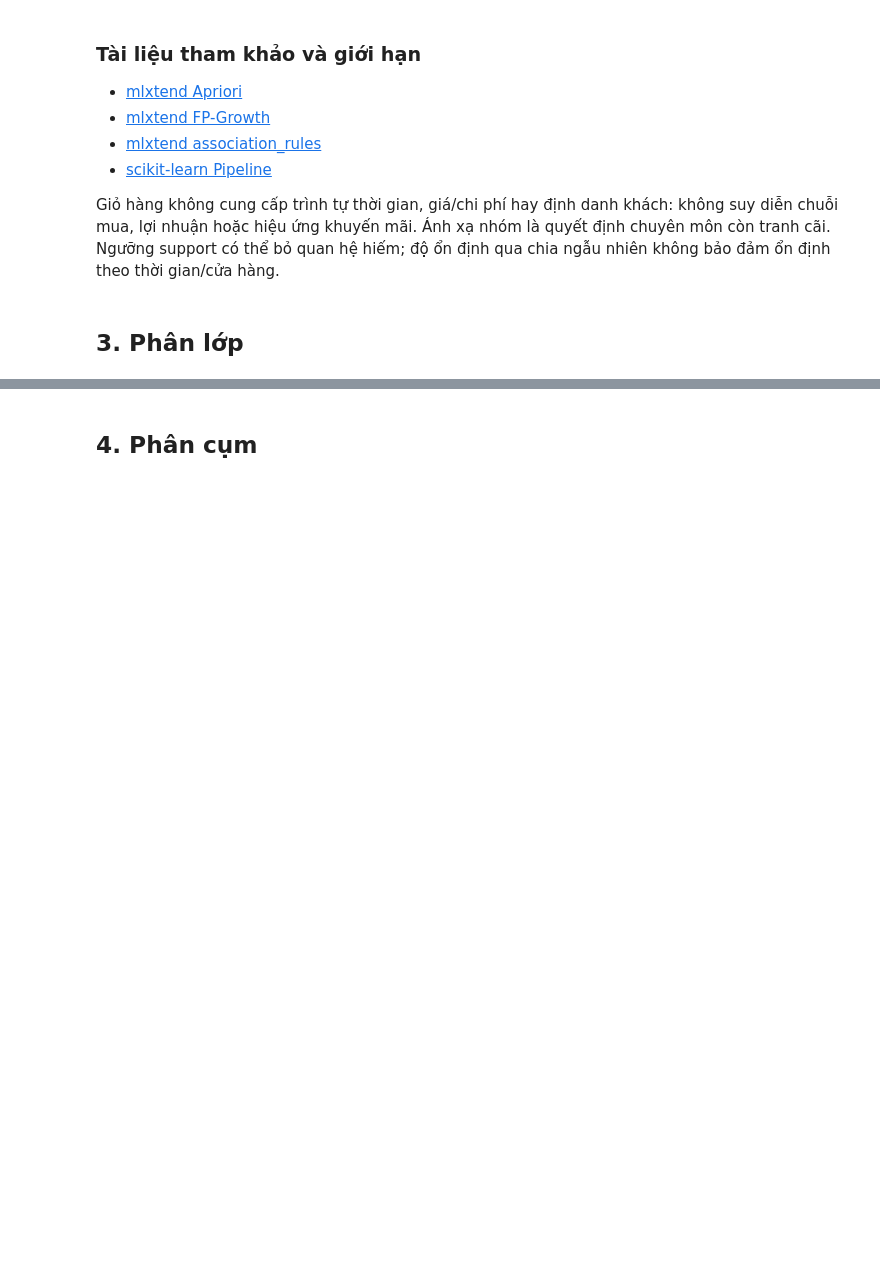
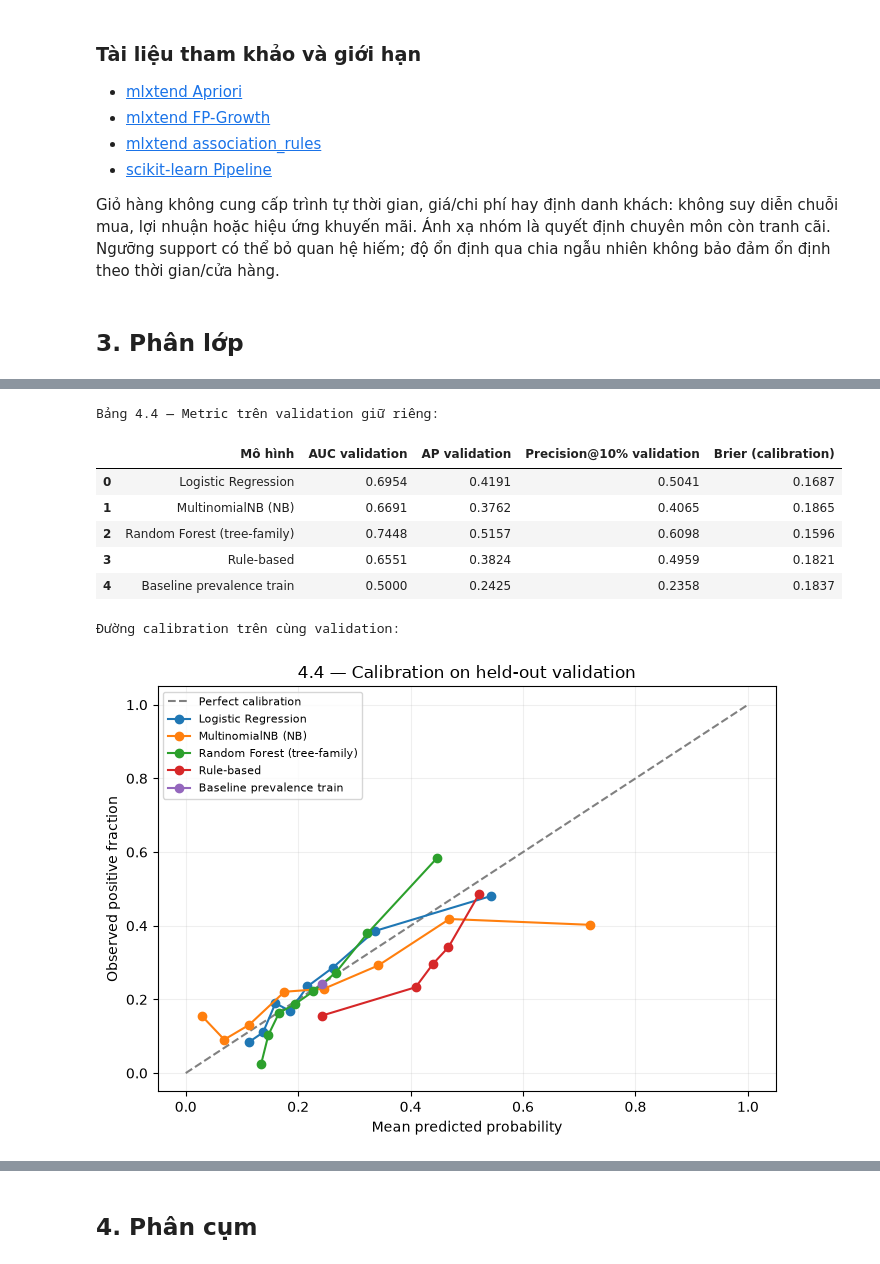
Before and after one commit to TruongMinhThang24/dbm301_asm2_group3_de2, a Jupyter notebook: notebooks/notebook.ipynb, the cells around one changed output, grey strips where cells are left out. Saved outputs shown, nothing was run; the diff lists cells and outputs as text; code cells hidden in the pictures; blank space fills up the shorter version.

```diff
--- a/notebooks/notebook.ipynb
+++ b/notebooks/notebook.ipynb
@@ -1162,0 +1838,24 @@ Giỏ hàng không cung cấp trình tự thời gian, giá/chi phí hay định
+# %%
+clf_rule_search = clf_search_candidates(
+    clf_rule_candidates(RuleFeatureTransformer()), clf_X_train, clf_y_train, clf_cv_splits)
+clf_rule_name = clf_rule_search['table'].iloc[0]['name']
+clf_rule_detail = clf_rule_search['details'][clf_rule_name]
+assert np.array_equal(clf_rule_detail['row'].to_numpy(), np.arange(len(clf_y_train)))
+clf_rule_scores = pd.DataFrame({'basket_id': clf_ids_train,
+    'visible_items': [';'.join(b) for b in clf_X_train], 'label': clf_y_train,
+    'validation_fold': clf_rule_detail['fold'], 'rule_score': clf_rule_detail['rule_score'],
+    'n_matched_rules': clf_rule_detail['n_matched_rules'], 'score_source': clf_rule_detail['score_source']})
+print('Rule-based score — 10 dòng đầu của các validation fold:')
+display(clf_rule_scores.head(10))
+clf_search = {
+    'table': clf_rank(pd.concat([clf_ml_search['table'], clf_rule_search['table']], ignore_index=True)),
+    'registry': {**clf_ml_search['registry'], **clf_rule_search['registry']},
+    'oof': {**clf_ml_search['oof'], **clf_rule_search['oof']}}
+clf_best = clf_best_per_family(clf_search['table'])
+clf_selected_name = clf_search['table'].iloc[0]['name']
+print('Bảng 4.3 — So sánh Rule-based với Logistic, NB và tree-family trên cùng CV:')
+display(clf_comparison_table(clf_best).round(4))
+print('Cấu hình cơ sở được chọn bằng AP CV:', clf_selected_name)
+clf_rule_scores.to_csv(CLF_DIR / '4_3_rule_scores.csv', index=False)
+clf_rule_search['table'].to_csv(CLF_DIR / '4_3_rule_trials.csv', index=False)
+clf_comparison_table(clf_best).to_csv(CLF_DIR / '4_3_model_comparison.csv', index=False)
@@ -1162,0 +1888,20 @@ Giỏ hàng không cung cấp trình tự thời gian, giá/chi phí hay định
+# %%
+clf_evaluation = clf_validation_evaluation(
+    clf_search, clf_best, clf_X_train, clf_y_train, clf_X_validation, clf_y_validation)
+print('Bảng 4.4 — Metric trên validation giữ riêng:')
+display(clf_metric_table(clf_evaluation['metrics']).round(4))
+print('Đường calibration trên cùng validation:')
+clf_calibration_bins = clf_plot_calibration(
+    clf_evaluation, clf_y_validation, CLF_DIR / '4_4_calibration.png')
+clf_evaluation['metrics'].to_csv(CLF_DIR / '4_4_validation_metrics.csv', index=False)
+clf_calibration_bins.to_csv(CLF_DIR / '4_4_calibration_bins.csv', index=False)
+# %% [output]
+Bảng 4.4 — Metric trên validation giữ riêng:
+|  | Mô hình | AUC validation | AP validation | Precision@10% validation | Brier (calibration) |
+| 0 | Logistic Regression | 0.6954 | 0.4191 | 0.5041 | 0.1687 |
+| 1 | MultinomialNB (NB) | 0.6691 | 0.3762 | 0.4065 | 0.1865 |
+| 2 | Random Forest (tree-family) | 0.7448 | 0.5157 | 0.6098 | 0.1596 |
+| 3 | Rule-based | 0.6551 | 0.3824 | 0.4959 | 0.1821 |
+| 4 | Baseline prevalence train | 0.5000 | 0.2425 | 0.2358 | 0.1837 |
+Đường calibration trên cùng validation:
+[figure, added]
```
Also changed, not shown: parts of 18 cells of this notebook, 24 other files.
